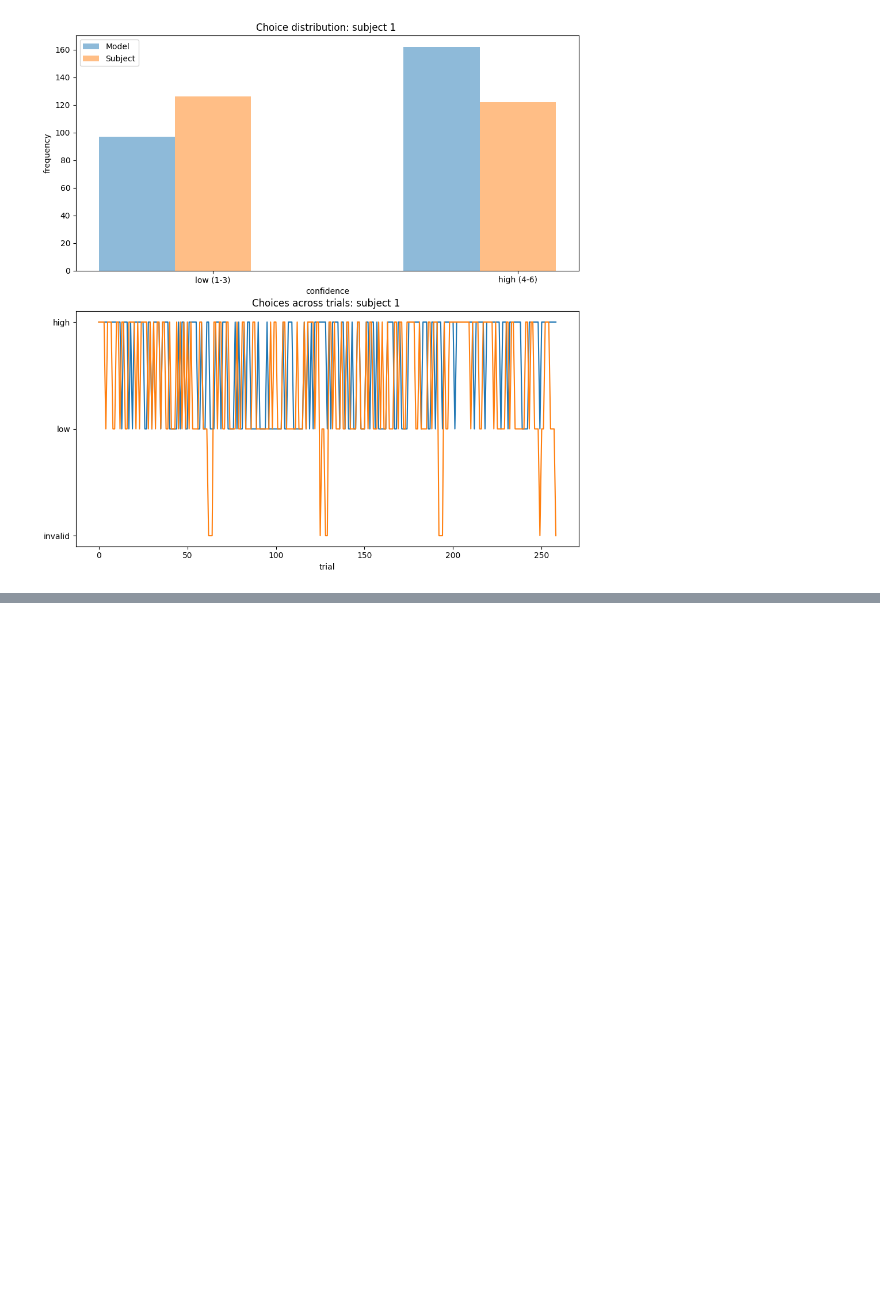
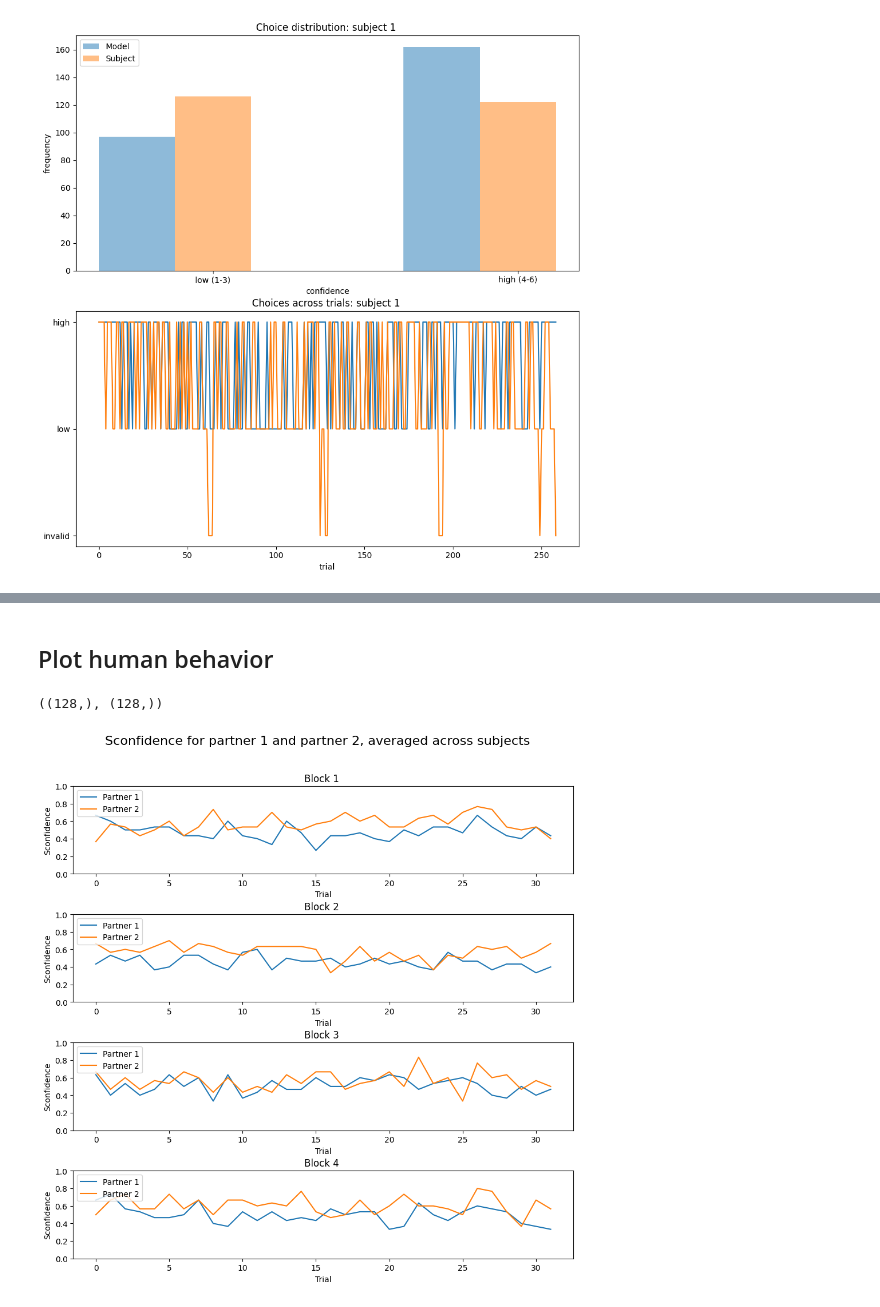
Before and after one commit to meikeoschmann/disRNN-conf-match, a Jupyter notebook: CogModelingRNNsTutorial/DisentangledRNNs_Meike.ipynb, the cells around one changed output, grey strips where cells are left out. Cells and saved outputs as stored; diff of their text form; code cells hidden in the pictures; blank space fills up the shorter version.

```diff
--- a/CogModelingRNNsTutorial/DisentangledRNNs_Meike.ipynb
+++ b/CogModelingRNNsTutorial/DisentangledRNNs_Meike.ipynb
@@ -425,0 +525,25 @@ model_predictions.shape
+# %% [markdown]
+## Plot human behavior
+# %%
+Sconf_partner1 = np.mean(xsAll_partner1[:, :, 9], axis=1) #idx 0 if ys
+Sconf_partner2 = np.mean(xsAll_partner2[:, :, 9], axis=1)
+Sconf_partner1.shape, Sconf_partner2.shape
+# %% [output]
+((128,), (128,))
+# %%
+# Plot Sconfidence for partner 1 and partner 2
+n_trials_per_block = int(len(df) / (n_subjects*n_blocks*2))
+
+fig, ax = plt.subplots(4, 1, figsize=(10, 10))
+fig.suptitle('Sconfidence for partner 1 and partner 2, averaged across subjects', fontsize=16)
+fig.tight_layout(pad=3.0)
+for i in range(n_blocks):
+    ax[i].plot(Sconf_partner1[i*n_trials_per_block:(i+1)*n_trials_per_block], label='Partner 1')
+    ax[i].plot(Sconf_partner2[i*n_trials_per_block:(i+1)*n_trials_per_block], label='Partner 2')
+    ax[i].set_xlabel('Trial')
+    ax[i].set_ylabel('Sconfidence')
+    ax[i].set_ylim([0,1])
+    ax[i].set_title('Block {block} '.format(block=i+1))
+    ax[i].legend(loc='upper left')
+# %% [output]
+[figure, added]
```
Also changed, not shown: parts of 23 cells of this notebook, 1 other file.
